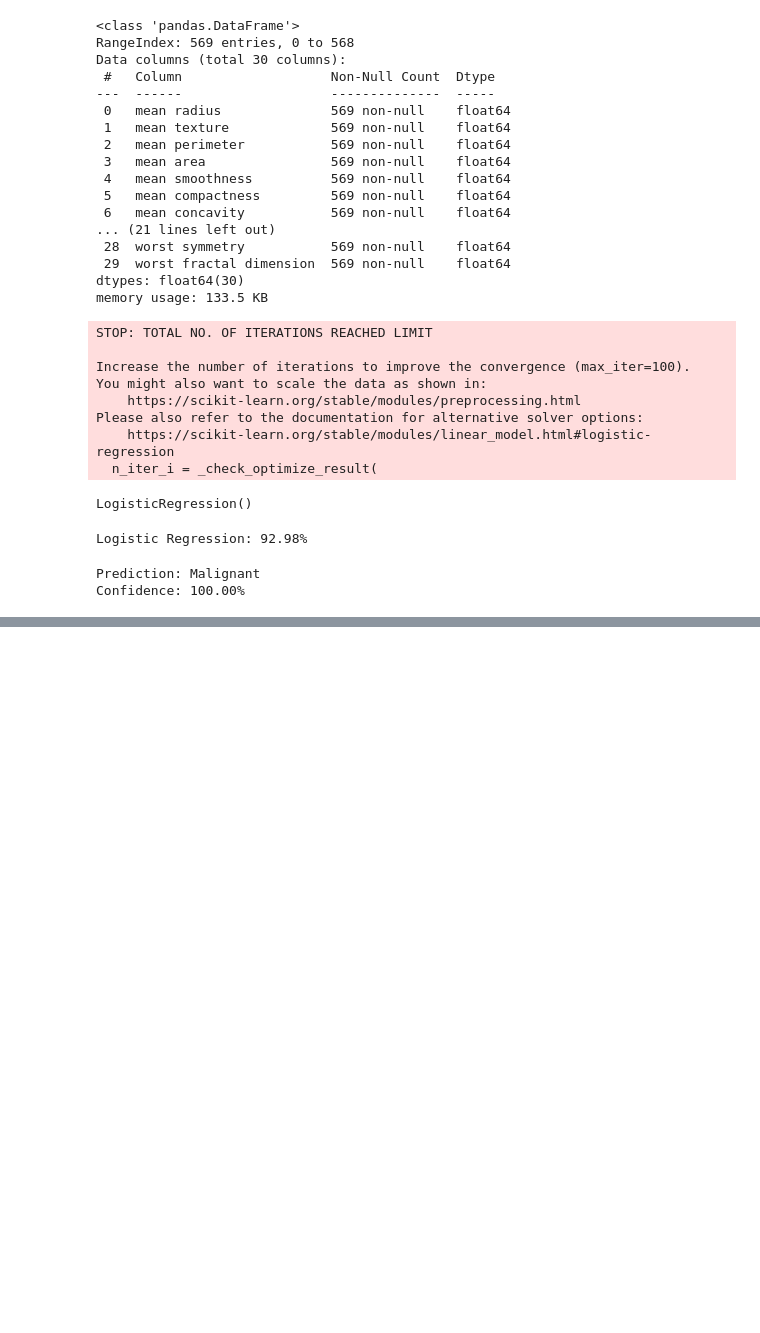
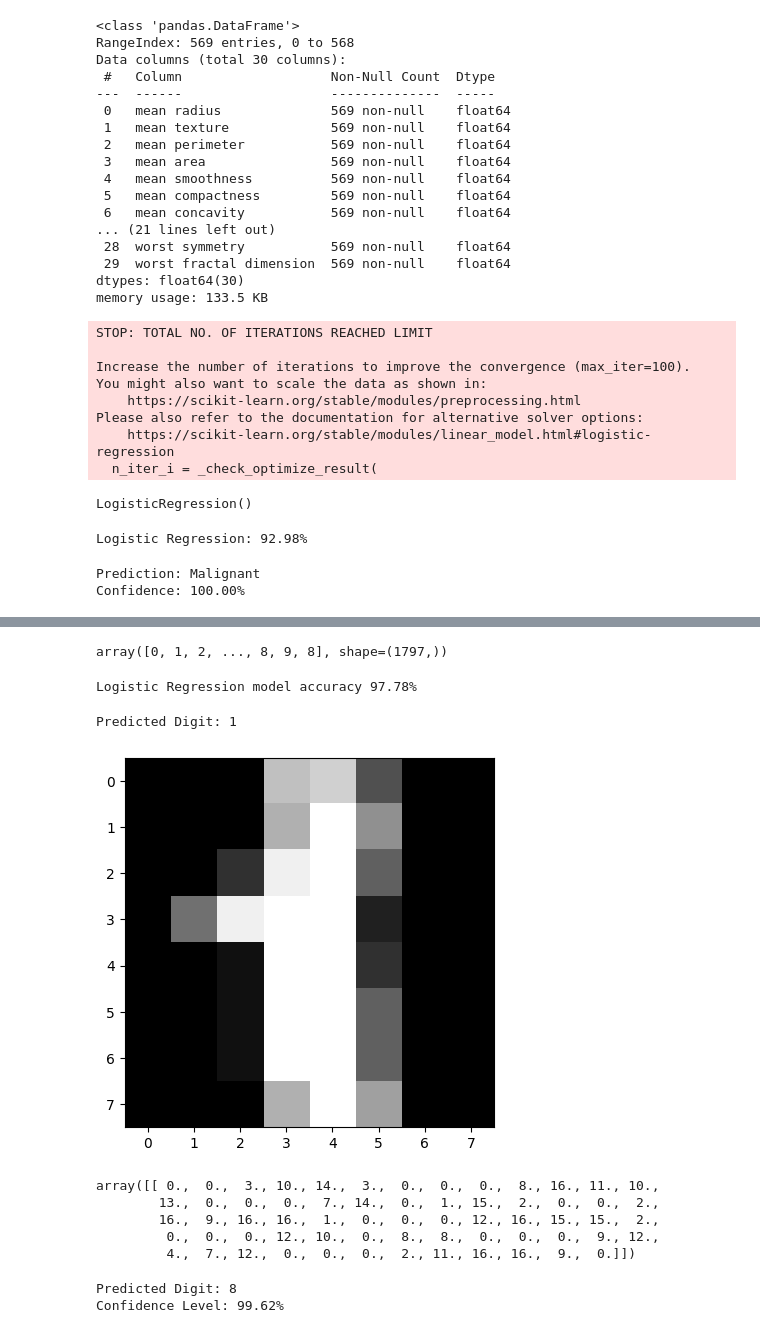
Before and after one commit to AmanAsgola/Machine-Learning-Models-, a Jupyter notebook: Logistic_Regression.ipynb, the cells around one changed output, grey strips where cells are left out. Drawn from its saved outputs; the diff is of its cells as text; code cells hidden in the pictures; blank space fills up the shorter version.

Commit message:
Logistic Regression binomial and multinomial commit

```diff
--- a/Logistic_Regression.ipynb
+++ b/Logistic_Regression.ipynb
@@ -91,0 +96,8 @@ Confidence: 100.00%
+# %%
+digits=datasets.load_digits()
+X=digits.data
+y=digits.target
+# %%
+y
+# %% [output]
+array([0, 1, 2, ..., 8, 9, 8], shape=(1797,))
@@ -91,0 +111,18 @@ Confidence: 100.00%
+# %%
+print(f"Logistic Regression model accuracy {accuracy_score(y_test,y_pred)*100:.2f}%")
+# %% [output]
+Logistic Regression model accuracy 97.78%
+# %%
+sample_digit = X[99:100]
+prediction = model.predict(sample_digit)
+print(f"Predicted Digit: {prediction[0]}")
+# %% [output]
+Predicted Digit: 1
+# %%
+import matplotlib.pyplot as plt
+
+
+plt.imshow(sample_digit.reshape(8, 8), cmap='gray')
+plt.show()
+# %% [output]
+[figure, added]
@@ -91,0 +131,19 @@ Confidence: 100.00%
+# %%
+sample_digit
+# %% [output]
+array([[ 0.,  0.,  3., 10., 14.,  3.,  0.,  0.,  0.,  8., 16., 11., 10.,
+        13.,  0.,  0.,  0.,  7., 14.,  0.,  1., 15.,  2.,  0.,  0.,  2.,
+        16.,  9., 16., 16.,  1.,  0.,  0.,  0., 12., 16., 15., 15.,  2.,
+         0.,  0.,  0., 12., 10.,  0.,  8.,  8.,  0.,  0.,  0.,  9., 12.,
+         4.,  7., 12.,  0.,  0.,  0.,  2., 11., 16., 16.,  9.,  0.]])
+# %%
+result = model.predict(sample_digit)
+
+# 3. Check probability (Confidence)
+prob = model.predict_proba(sample_digit)
+
+print(f"Predicted Digit: {result[0]}")
+print(f"Confidence Level: {np.max(prob)*100:.2f}%")
+# %% [output]
+Predicted Digit: 8
+Confidence Level: 99.62%
```
Also changed, not shown: parts of 6 cells of this notebook.
